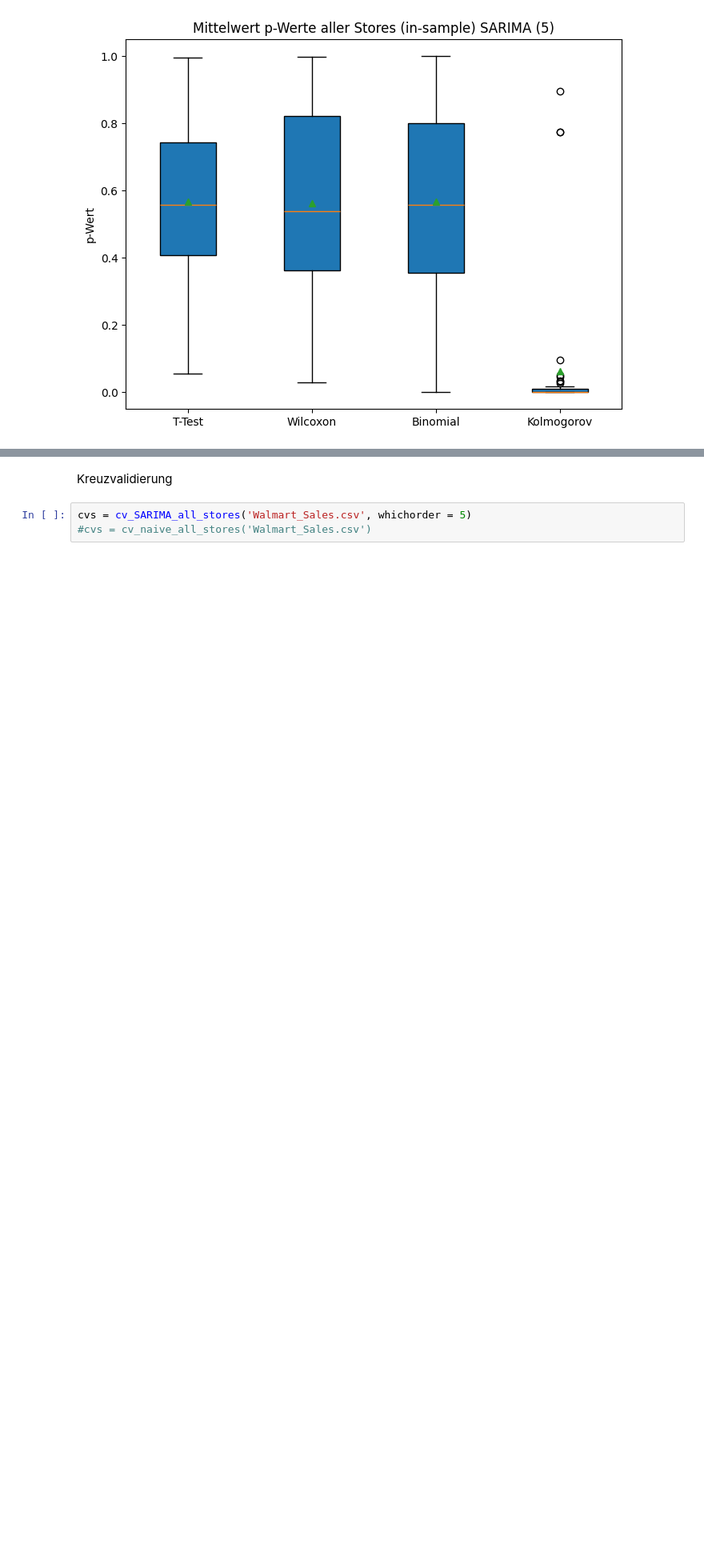
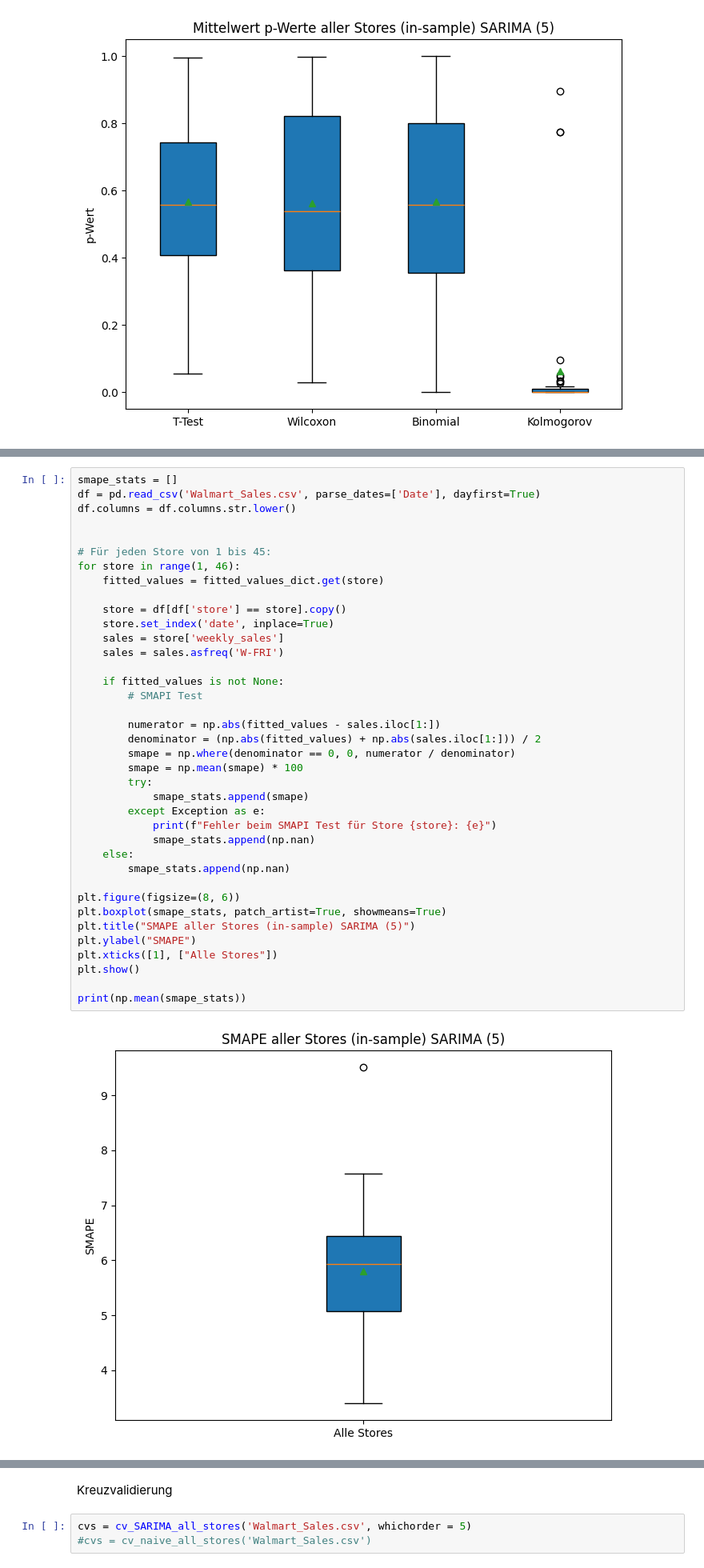
Before and after one commit to netalivo/Bachelor, a Jupyter notebook: main_all_stores.ipynb, the cells around one changed output, grey strips where cells are left out. Shown: that part at 80% size. Cells and saved outputs as stored; diff of their text form; blank space fills up the shorter version.

Commit message:
added SMAPE calculation to in sample and out of sample for all stores

```diff
--- a/main_all_stores.ipynb
+++ b/main_all_stores.ipynb
@@ -224,0 +242,40 @@ plt.show()
+# %%
+smape_stats = []
+df = pd.read_csv('Walmart_Sales.csv', parse_dates=['Date'], dayfirst=True)
+df.columns = df.columns.str.lower()
+
+
+# Für jeden Store von 1 bis 45:
+for store in range(1, 46):
+    fitted_values = fitted_values_dict.get(store)
+
+    store = df[df['store'] == store].copy()
+    store.set_index('date', inplace=True)
+    sales = store['weekly_sales']
+    sales = sales.asfreq('W-FRI')
+
+    if fitted_values is not None:
+        # SMAPI Test
+
+        numerator = np.abs(fitted_values - sales.iloc[1:])
+        denominator = (np.abs(fitted_values) + np.abs(sales.iloc[1:])) / 2
+        smape = np.where(denominator == 0, 0, numerator / denominator)
+        smape = np.mean(smape) * 100
+        try:
+            smape_stats.append(smape)
+        except Exception as e:
+            print(f"Fehler beim SMAPI Test für Store {store}: {e}")
+            smape_stats.append(np.nan)
+    else:
+        smape_stats.append(np.nan)
+
+plt.figure(figsize=(8, 6))
+plt.boxplot(smape_stats, patch_artist=True, showmeans=True)
+plt.title("SMAPE aller Stores (in-sample) SARIMA (5)")
+plt.ylabel("SMAPE")
+plt.xticks([1], ["Alle Stores"])
+plt.show()
+
+print(np.mean(smape_stats))
+# %% [output]
+[figure, added]
```
Also changed, not shown: parts of 8 cells of this notebook, 1 other file.
